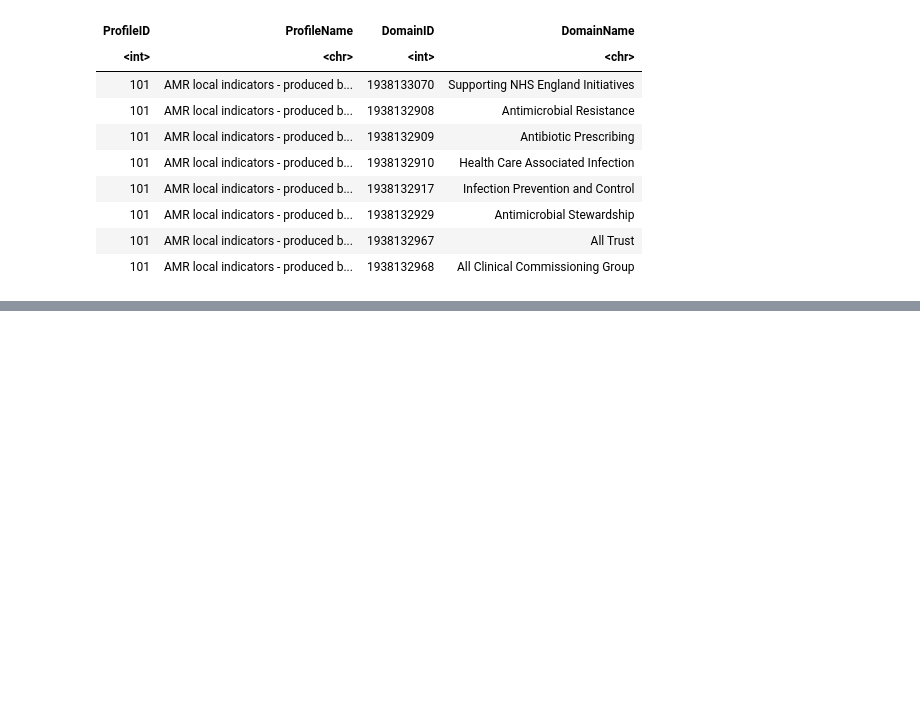
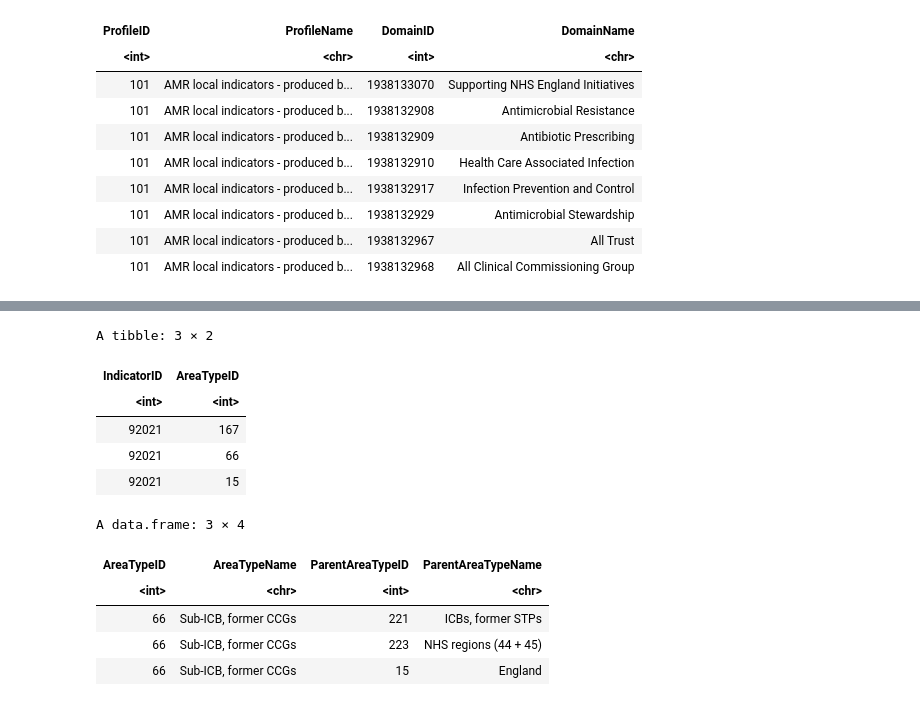
Before and after one commit to julianflowers/spha, a Jupyter notebook: Amr.ipynb, the cells around one changed output, grey strips where cells are left out. Drawn from its saved outputs; the diff is of its cells as text; code cells hidden in the pictures; blank space fills up the shorter version.

```diff
--- a/Amr.ipynb
+++ b/Amr.ipynb
@@ -84,3 +72,20 @@ A spec_tbl_df: 26 × 32
 | 93186 | Rolling quarterly average proport... | Percentage ofE. coliblood specime... | This indicator demonstrates the p... | Routine voluntary laboratory surv... | NA | Thequarterly averagepercentage of... | ... |
 | 93187 | Rolling quarterly average proport... | Percentage ofE. coliblood specime... | This indicator demonstrates the p... | Routine voluntary laboratory surv... | NA | Thequarterly averagepercentage of... | ... |
 | 93188 | Rolling quarterly average proport... | Percentage ofE. coliblood specime... | This indicator demonstrates the p... | Routine voluntary laboratory surv... | NA | Thequarterly averagepercentage of... | ... |
+# %%
+indicator_areatypes(IndicatorID = amr_ind_id[1])
+area_types() |>
+  filter(AreaTypeID == 66)
+# %% [output]
+A tibble: 3 × 2
+| IndicatorID | AreaTypeID |
+| <int> | <int> |
+| 92021 | 167 |
+| 92021 | 66 |
+| 92021 | 15 |
+A data.frame: 3 × 4
+| AreaTypeID | AreaTypeName | ParentAreaTypeID | ParentAreaTypeName |
+| <int> | <chr> | <int> | <chr> |
+| 66 | Sub-ICB, former CCGs | 221 | ICBs, former STPs |
+| 66 | Sub-ICB, former CCGs | 223 | NHS regions (44 + 45) |
+| 66 | Sub-ICB, former CCGs | 15 | England |
```
Also changed, not shown: parts of 6 cells of this notebook.
